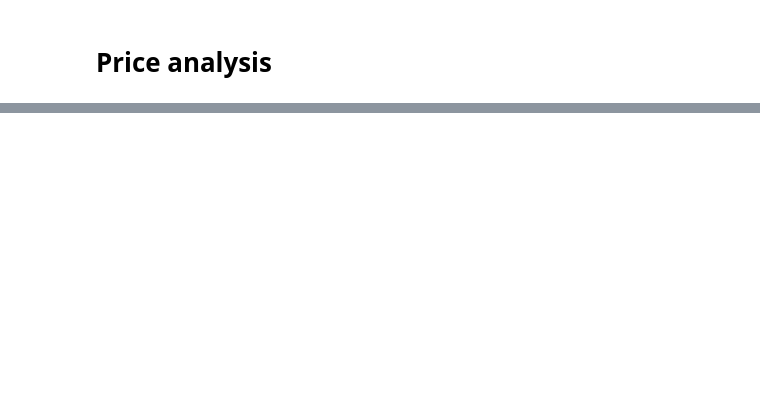
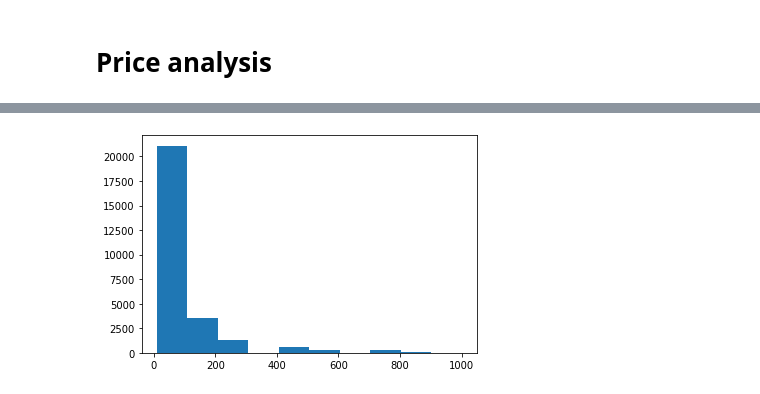
Before and after one commit to fmuratori/ds02-poe-pricing, a Jupyter notebook: src/poe_price/exploration/3_0_features_study.ipynb, the cells around one changed output, grey strips where cells are left out. Cells and saved outputs as stored; diff of their text form; code cells hidden in the pictures; blank space fills up the shorter version.

```diff
--- a/src/poe_price/exploration/3_0_features_study.ipynb
+++ b/src/poe_price/exploration/3_0_features_study.ipynb
@@ -14,3 +21,3 @@ pd.set_option('display.max_columns', None)
 # %%
-items = select.get_armours()
-currency = select.get_currency()
+items = select.get_armours(conn_config['postgresql'], currency_types=['chaos', 'exalted'])
+currency = select.get_currency(conn_config['postgresql'])
@@ -40,2 +51,4 @@ items
 # %%
-y = feature.Price().fit_transform(items, currency)
+price_transformer = feature.Price()
+
+y = price_transformer.fit_transform(items, currency)
@@ -198,3 +54,0 @@ items_f = items_f[(items_f.price<=1000) & (items_f.price>=1)]
-# %%
-y = items_f['price'].values
-X = items_f.loc[:, items_f.columns != 'price'].values
@@ -214,6 +54,0 @@ def print_metrics(y_train, y_train_pred, y_test, y_test_pred):
-# %%
-sc_X = StandardScaler()
-sc_y = StandardScaler()
-
-X = sc_X.fit_transform(X)
-y = sc_y.fit_transform(y.reshape(-1,1))
@@ -407,0 +93,8 @@ print_metrics(y_train, y_train_pred, y_test, y_test_pred)
+# %%
+plt.figure()
+
+plt.hist(y[(y > 10) & (y < 1000)])
+
+plt.show()
+# %% [output]
+[figure, added]
```
Also changed, not shown: parts of 49 cells of this notebook, 4 other files.
